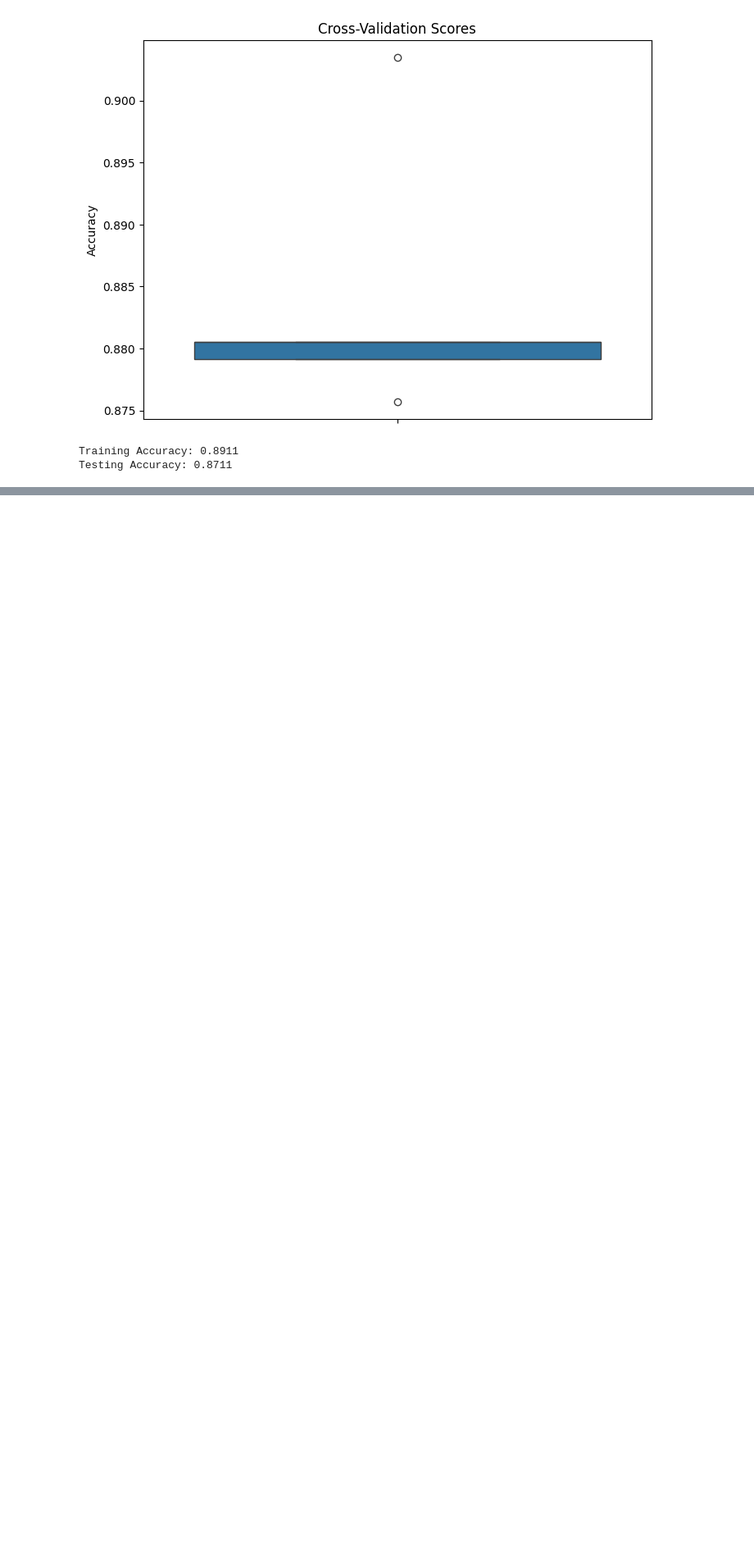
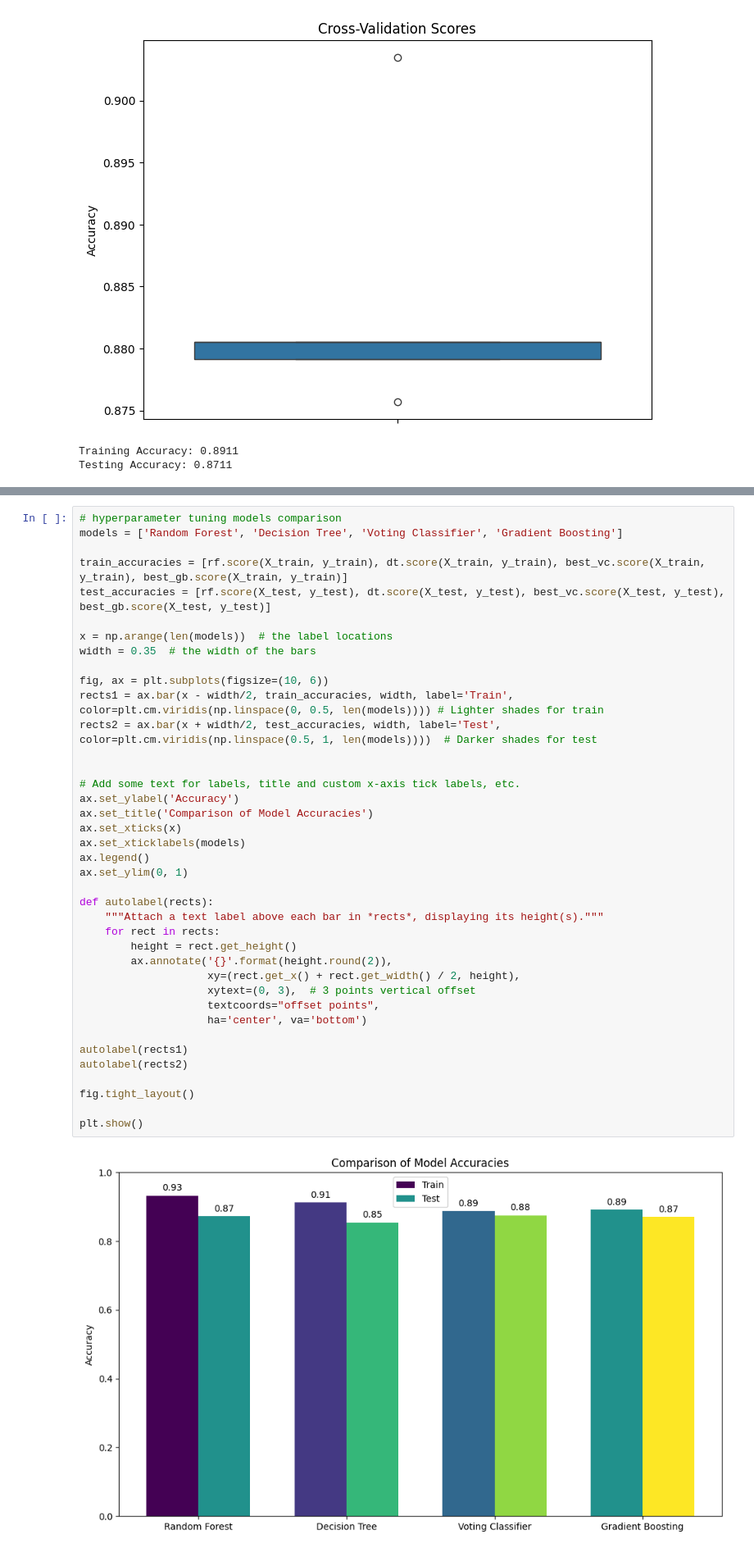
Before and after one commit to Montasir00/Ml_final_project, a Jupyter notebook: Final_Project.ipynb, the cells around one changed output, grey strips where cells are left out. Shown at 82% size. Cells and saved outputs as stored; diff of their text form; blank space fills up the shorter version.

```diff
--- a/Final_Project.ipynb
+++ b/Final_Project.ipynb
@@ -1086,0 +1128,41 @@ Testing Accuracy: 0.8711
+# %%
+# hyperparameter tuning models comparison
+models = ['Random Forest', 'Decision Tree', 'Voting Classifier', 'Gradient Boosting']
+
+train_accuracies = [rf.score(X_train, y_train), dt.score(X_train, y_train), best_vc.score(X_train, y_train), best_gb.score(X_train, y_train)]
+test_accuracies = [rf.score(X_test, y_test), dt.score(X_test, y_test), best_vc.score(X_test, y_test), best_gb.score(X_test, y_test)]
+
+x = np.arange(len(models))  # the label locations
+width = 0.35  # the width of the bars
+
+fig, ax = plt.subplots(figsize=(10, 6))
+rects1 = ax.bar(x - width/2, train_accuracies, width, label='Train', color=plt.cm.viridis(np.linspace(0, 0.5, len(models)))) # Lighter shades for train
+rects2 = ax.bar(x + width/2, test_accuracies, width, label='Test', color=plt.cm.viridis(np.linspace(0.5, 1, len(models))))  # Darker shades for test
+
+
+# Add some text for labels, title and custom x-axis tick labels, etc.
+ax.set_ylabel('Accuracy')
+ax.set_title('Comparison of Model Accuracies')
+ax.set_xticks(x)
+ax.set_xticklabels(models)
+ax.legend()
+ax.set_ylim(0, 1)
+
+def autolabel(rects):
+    """Attach a text label above each bar in *rects*, displaying its height(s)."""
+    for rect in rects:
+        height = rect.get_height()
+        ax.annotate('{}'.format(height.round(2)),
+                    xy=(rect.get_x() + rect.get_width() / 2, height),
+                    xytext=(0, 3),  # 3 points vertical offset
+                    textcoords="offset points",
+                    ha='center', va='bottom')
+
+autolabel(rects1)
+autolabel(rects2)
+
+fig.tight_layout()
+
+plt.show()
+# %% [output]
+[figure, added]
```
Also changed, not shown: parts of 1 cell of this notebook.
